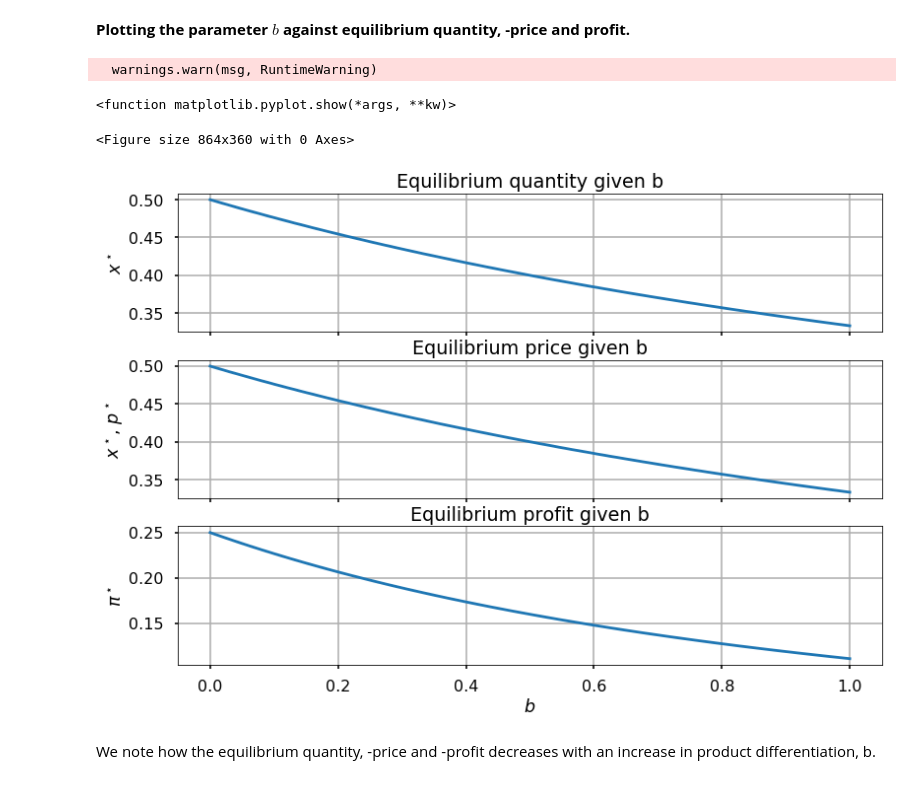
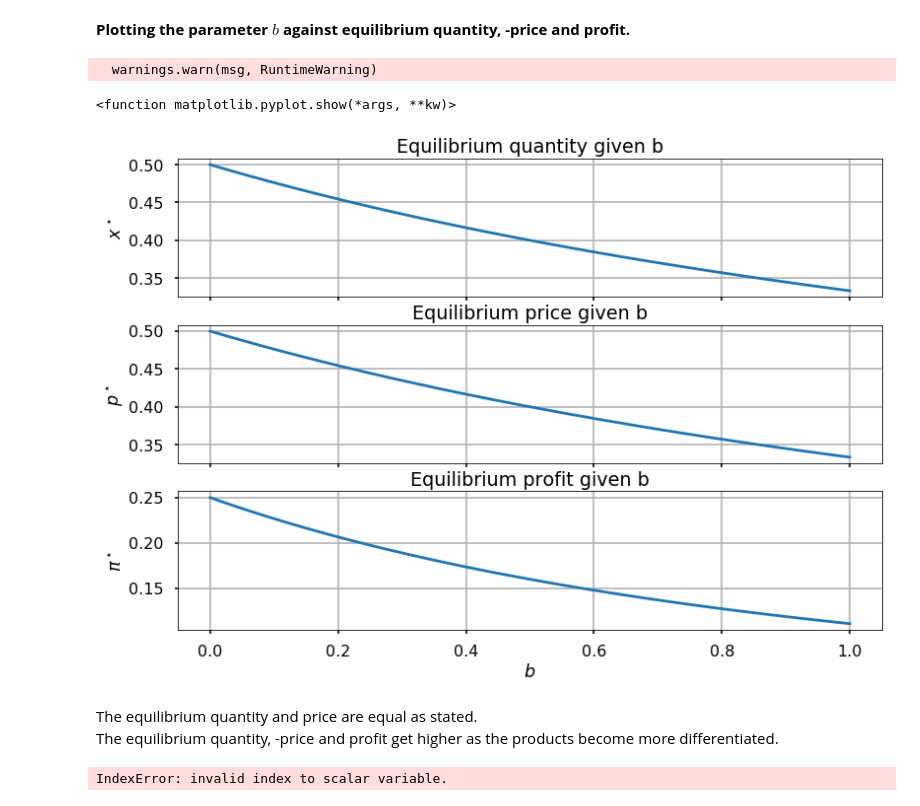
Before and after one commit to NumEconCopenhagen/projects-2020-anders-frederik, a Jupyter notebook: modelproject/model_project_v2.ipynb, the cells around one changed output. Drawn from its saved outputs; the diff is of its cells as text; code cells hidden in the pictures.

```diff
--- a/modelproject/model_project_v2.ipynb
+++ b/modelproject/model_project_v2.ipynb
@@ -123,12 +122,11 @@ and checks out with the results above.
 **Plotting the parameter $b$ against equilibrium quantity, -price and profit.**
 # %%
 import matplotlib.pyplot as plt
-import numpy as np
 
 plt.style.use('seaborn-poster')
 
 N=100
-b_vec = np.linspace(0, 1, N) #Creating an equally spaced interval from 0 to 1, i.e. 0.00, 0.01,...0.99,1,00
+b_vec = np.linspace(0, 1, N) #Creating an equal spaced interval from 0 to 1, i.e. 0.00, 0.01,...0.99,1,00
 x1_vec = np.empty(N) #Empty array of shape=N=100
 x2_vec = np.empty(N)
 price_vec = np.empty(N)
@@ -141,9 +139,9 @@ def solver(b):
 for i,b in enumerate(b_vec):
     cord = solver(b)
     x1_vec[i] = cord[0] #x1* given each b in the equal spaced interval
-    x2_vec[i] = cord[1]
-    price_vec[i] = demand(x1_vec[i],x2_vec[i],b) #profit(x1*,x2*,c=0,b)
-    pi_vec[i] = profit(x1_vec[i],x1_vec[i],0,b) #profit(x1*,x2*,c=0,b)
+    x2_vec[i] = cord[1] #x2* given each b in the equal spaced interval
+    price_vec[i] = demand(x1_vec[i],x2_vec[i],b) #profit(x1*,x2*,b)
+    pi_vec[i] = profit(x1_vec[i],x2_vec[i],0,b) #profit(x1*,x2*,c=0,b)
 
 
 #x.3 Plotting equilibrium quantity given b
@@ -151,38 +149,90 @@ fig, (ax_0, ax_1, ax_2) = plt.subplots(3, sharex=True) #They share the same x-ax
 
 ax_0.plot(b_vec,x1_vec)
 
 ax_0.set_title('Equilibrium quantity given b')
 ax_0.set_ylabel('$x^\star$')
 ax_0.grid(True)
 
 
 #x.4 Plotting equilibrium price given b
 
 ax_1.plot(b_vec,price_vec)
 
 ax_1.set_title('Equilibrium price given b')
-ax_1.set_ylabel('$x^\star$, $p^\star$')
+ax_1.set_ylabel('$p^\star$')
 ax_1.grid(True)
 
 
 #x.5 Plotting equilibrium profit given b
 
 ax_2.plot(b_vec,pi_vec)
 
 ax_2.set_title('Equilibrium profit given b')
 ax_2.set_xlabel('$b$')
 ax_2.set_ylabel('$\pi^\star$')
 ax_2.grid(True)
 
 
 plt.show
 # %% [output]
   warnings.warn(msg, RuntimeWarning)
 <function matplotlib.pyplot.show(*args, **kw)>
-<Figure size 864x360 with 0 Axes>
-[figure, old version]
+[figure, new version]
-# %% [markdown]
-We note how the equilibrium quantity, -price and -profit decreases with an increase in product differentiation, b.
+# %% [markdown]
+The equilibrium quantity and price are equal as stated.
+The equilibrium quantity, -price and profit get higher as the products become more differentiated.
+# %%
+plt.style.use('seaborn-poster')
+
+N=100
+q_vec = np.linspace(0, 1, N) #Creating an equally spaced interval from 0 to 1, i.e. 0.00, 0.01,...0.99,1,00
+x1_vec = np.empty(N) #Empty array of shape=N=100
+x2_vec = np.empty(N)
+
+for i,q in enumerate(q_vec):
+    cord = reaction(q,0,1)
+    x1_vec[i] = cord[i] #x1* given each b in the equal spaced interval
+    x2_vec[i] = np.invert(cord[i])
+
+
+def reaction(x2,c,b):
+    x1 = optimize.brute(lambda x: -profit(x,x2,c,b), #brute minimizes the function
+                        ranges=((0,1),),
+                        finish=optimize.fmin)
+    return x1[0]
+
+#x.3 Plotting equilibrium quantity given b
+from plotly.subplots import make_subplots
+
+# Create figure with secondary y-axis
+fig = make_subplots(specs=[[{"secondary_y": True}]])
+
+# Add traces
+fig.add_trace(
+    go.Scatter(q_vec, x1_vec, name="yaxis data"),
+    secondary_y=False,
+)
+
+fig.add_trace(
+    go.Scatter(q_vec, x2_vec, name="yaxis2 data"),
+    secondary_y=True,
+)
+
+# Add figure title
+fig.update_layout(
+    title_text="Double Y Axis Example"
+)
+
+# Set x-axis title
+fig.update_xaxes(title_text="xaxis title")
+
+# Set y-axes titles
+fig.update_yaxes(title_text="<b>primary</b> yaxis title", secondary_y=False)
+fig.update_yaxes(title_text="<b>secondary</b> yaxis title", secondary_y=True)
+
+fig.show()
+# %% [output]
+IndexError: invalid index to scalar variable.
 # %%
 #Code to dress up the markdown
 class color:
```
Also changed, not shown: parts of 6 cells of this notebook.
